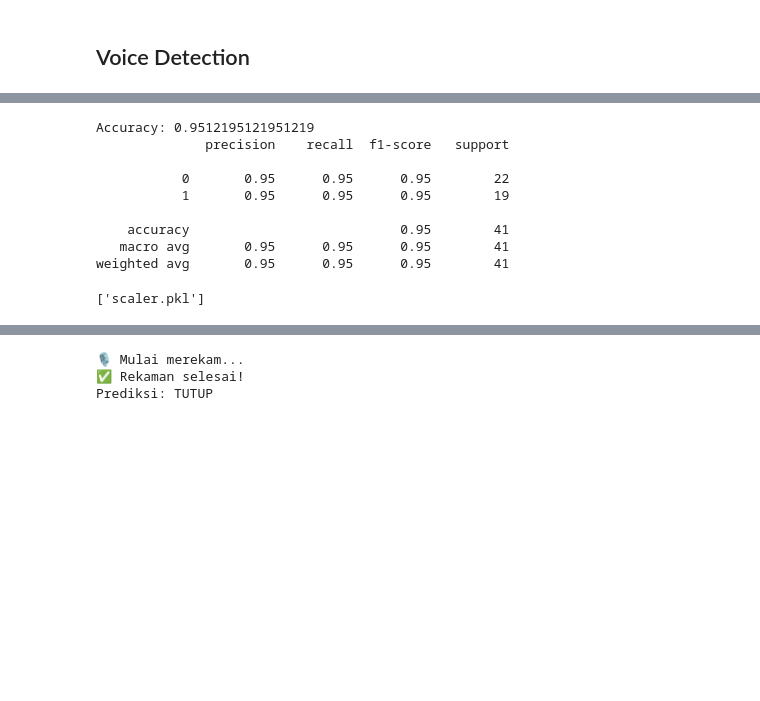
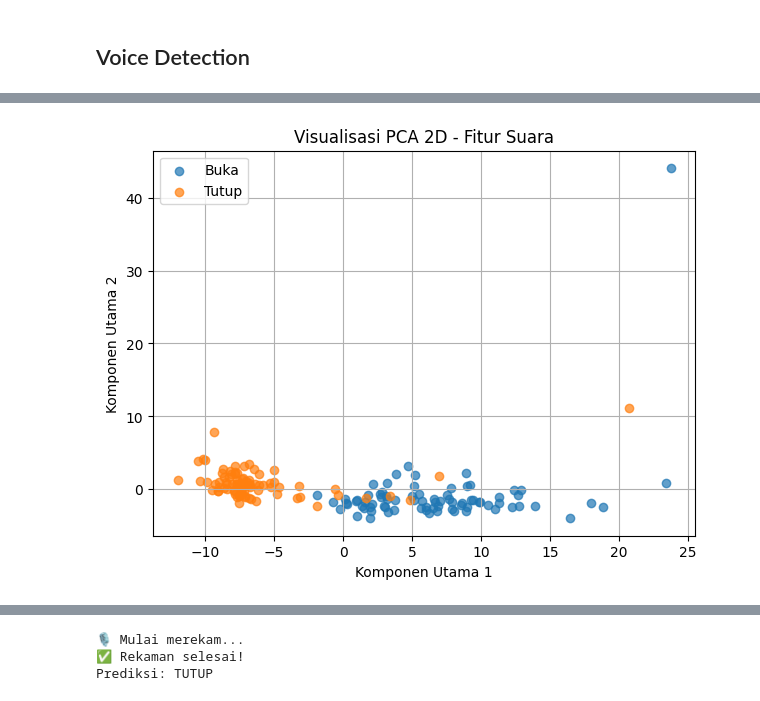
Before and after one commit to Mufid-031/PSD, a Jupyter notebook: proyek-sains-data/voiceDetection.ipynb, the cells around one changed output, grey strips where cells are left out. Cells and saved outputs as stored; diff of their text form; code cells hidden in the pictures; blank space fills up the shorter version.

```diff
--- a/proyek-sains-data/voiceDetection.ipynb
+++ b/proyek-sains-data/voiceDetection.ipynb
@@ -43,30 +66,33 @@ X_train, X_test, y_train, y_test = train_test_split(X, y, test_size=0.2, random_
 
 # === Normalisasi ===
 scaler = StandardScaler()
-X_train = scaler.fit_transform(X_train)
+X_train_scaled = scaler.fit_transform(X_train)
 X_test = scaler.transform(X_test)
-
-# === Model KNN ===
-knn = KNeighborsClassifier(n_neighbors=3)
-knn.fit(X_train, y_train)
-
-# === Evaluasi ===
-y_pred = knn.predict(X_test)
-print("Accuracy:", accuracy_score(y_test, y_pred))
-print(classification_report(y_test, y_pred))
-
-# === Simpan model & scaler jika ingin digunakan ulang ===
-import joblib
-joblib.dump(knn, "model_knn_voice.pkl")
-joblib.dump(scaler, "scaler.pkl")
-# %% [output]
-Accuracy: 0.9512195121951219
-              precision    recall  f1-score   support
-
-           0       0.95      0.95      0.95        22
-           1       0.95      0.95      0.95        19
-
-    accuracy                           0.95        41
-   macro avg       0.95      0.95      0.95        41
-weighted avg       0.95      0.95      0.95        41
-['scaler.pkl']
+# %%
+# ==================================================
+# 🔹 PCA 2D
+# ==================================================
+pca_2d = PCA(n_components=2)
+X_pca_2d = pca_2d.fit_transform(X_train_scaled)
+
+plt.figure(figsize=(7, 5))
+plt.scatter(
+    X_pca_2d[y_train == 0, 0],
+    X_pca_2d[y_train == 0, 1],
+    label="Buka",
+    alpha=0.7
+)
+plt.scatter(
+    X_pca_2d[y_train == 1, 0],
+    X_pca_2d[y_train == 1, 1],
+    label="Tutup",
+    alpha=0.7
+)
+plt.title("Visualisasi PCA 2D - Fitur Suara")
+plt.xlabel("Komponen Utama 1")
+plt.ylabel("Komponen Utama 2")
+plt.legend()
+plt.grid(True)
+plt.show()
+# %% [output]
+[figure, added]
```
Also changed, not shown: parts of 4 cells of this notebook, 2 other files.
